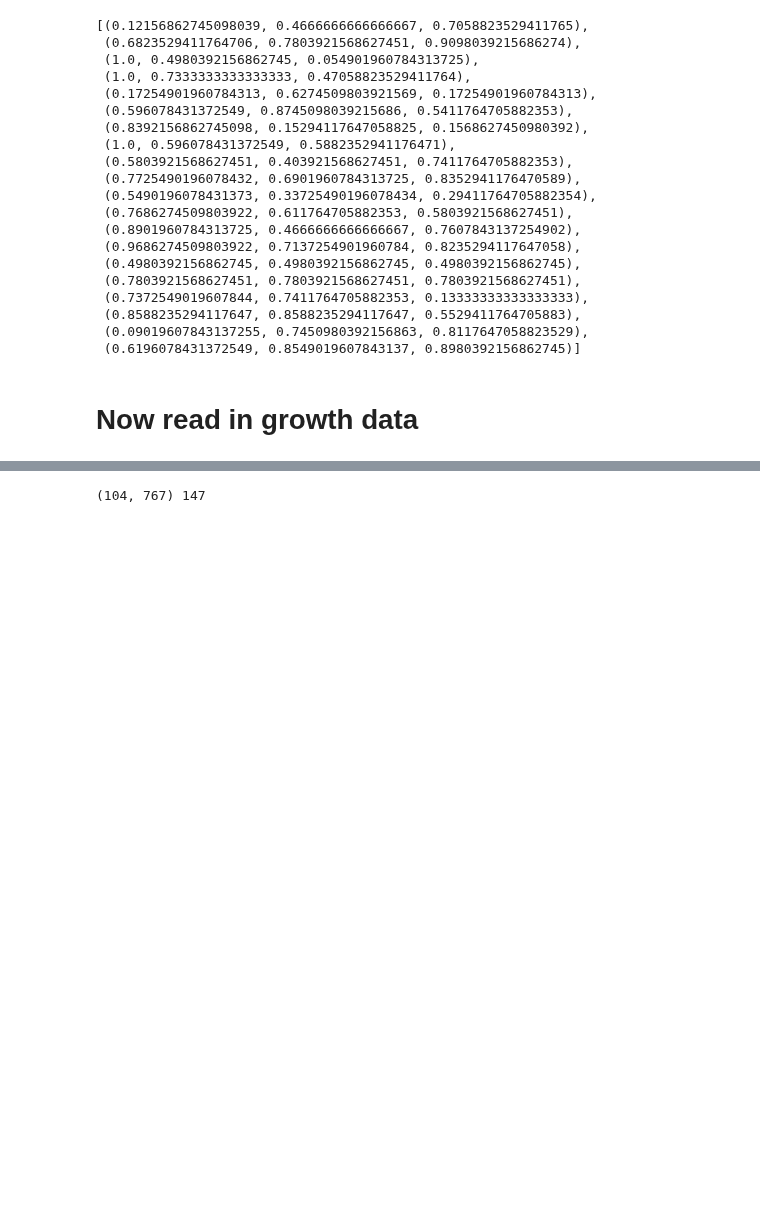
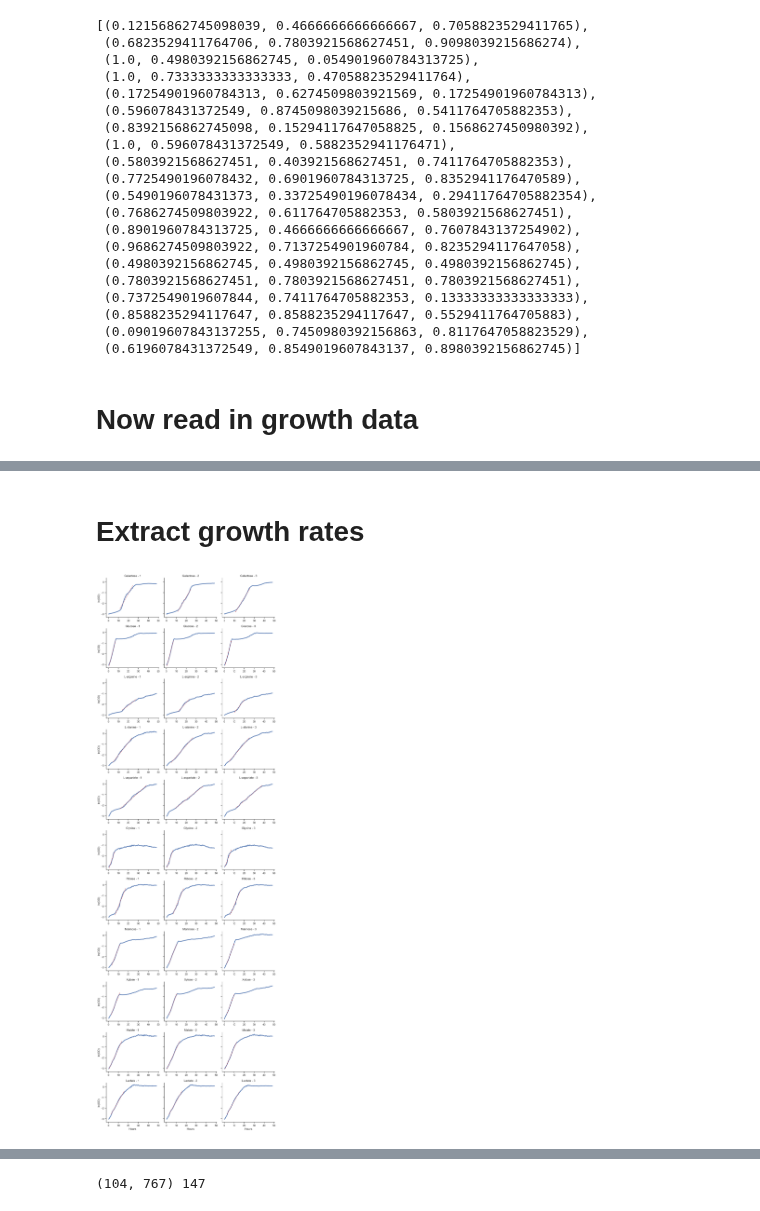
Before and after one commit to sulheim/metabolite-release, a Jupyter notebook: notebooks/1_release_rates/1_sintef_2023/1F_choose_carbon_sources.ipynb, the cells around one changed output, grey strips where cells are left out. Drawn from its saved outputs; the diff is of its cells as text; code cells hidden in the pictures; blank space fills up the shorter version.

```diff
--- a/notebooks/1_release_rates/1_sintef_2023/1F_choose_carbon_sources.ipynb
+++ b/notebooks/1_release_rates/1_sintef_2023/1F_choose_carbon_sources.ipynb
@@ -276,7 +279,7 @@ od_cs_to_label = {
     'Glucose': 'Glucose',
     'Galactose': 'Galactose',
     'Glycine': 'Glycine',
-    'L-Alanine': 'L-alanine',
+    'L-alanine': 'L-alanine',
     "L-arginine": "L-arginine",
     'L-aspartate': 'L-aspartate',
     'Lactate': 'Lactate',
@@ -301,0 +305,71 @@ plt.savefig(figure_folder / 'OD_cs_screen.pdf', bbox_inches='tight')
+# %% [markdown]
+# Extract growth rates
+# %%
+# Correct OD according to inoculation to OD of 0.05
+inoc_od = 0.05
+correct_od_time = 1
+for w in od_df['Well'].unique():
+    idx = od_df['Well'] == w
+    start_od = od_df.loc[idx&(od_df.Hours<correct_od_time), 'OD600'].mean()
+    od_df.loc[idx, 'Corrected OD600'] = od_df.loc[idx, 'OD600'] - (start_od - inoc_od)
+od_df['Corrected OD600'] = od_df['Corrected OD600'].clip(lower=0)
+# %%
+od_df['ln(OD)'] = np.log(od_df['Corrected OD600'])
+# exponential_growth_phase_dict = {
+#     'Glucose': (0, 8),
+#     'Galactose': (12, 28),
+#     'Glycine': (0, 8),
+#     'L-alanine': (0, 8),
+#     "L-arginine": (0, 8),
+#     'L-aspartate': (0, 8),
+#     'Lactate': (0, 8),
+#     'Xylose': (0, 8),
+#     'Ribose': (0, 8),
+#     'Mannose': (0, 8)
+# }
+g = sns.relplot(data=od_df, x = 'Hours', y = 'ln(OD)', row = 'Carbon source', col = 'Replicate',
+                kind = 'line', lw = 3, height = 3, aspect = 1.2, facet_kws={'sharex': False}, alpha = 0.9)
+
+g.set_titles("{row_name} - {col_name}", size = 12)  # Sets titles to only display the strain name
+
+od_range_dict = defaultdict(lambda: (0.07, 0.6))
+od_range_dict['Glucose'] = (0.05, 0.5)
+od_range_dict['L-arginine'] = (0.07, 0.2)
+od_range_dict['L-aspartate'] = (0.1, 0.8)
+od_range_dict['Glycine'] = (0.05, 0.2)
+od_range_dict['Mannose'] = (0.07, 0.45)
+od_range_dict['Xylose'] = (0.07, 0.45)
+od_range_dict['Malate'] = (0.05, 0.55)
+
+
+
+data = []
+for cs in od_df['Carbon source'].unique():
+    for j, rep in enumerate([1,2,3]):
+        ax = g.axes_dict[(cs, rep)]
+        idx = (od_df['Carbon source'] == cs) & (od_df['Replicate'] == rep)
+        dfi = od_df.loc[idx]
+        od_range = od_range_dict[cs]
+        idx0 = (dfi['Corrected OD600']-od_range[0]).abs().argmin()
+        idx1 = (dfi['Corrected OD600']-od_range[1]).abs().argmin()
+
+        ln_OD = dfi.iloc[idx0:idx1+1]['ln(OD)']
+        hours = dfi.iloc[idx0:idx1+1]['Hours']
+
+        fit = np.polyfit(hours, ln_OD, 1)
+        x_arr = np.linspace(hours.min(), hours.max(), 2)
+        y_arr = x_arr*fit[0]+fit[1]
+        # print(x_arr, y_arr)
+        # delta_ln_OD = - dfi.iloc[idx0]['ln(OD)']
+        # delta_t = dfi.Hours.iloc[idx1]-dfi.Hours.iloc[idx0]
+        # growth_rate = delta_ln_OD/delta_t
+        growth_rate = fit[0]
+        od_yield = dfi['Corrected OD600'].max() - inoc_od
+        # abbrv = label_to_abbrv[label]
+        data.append([cs, rep, growth_rate, od_yield])
+
+        # Plot
+        # ax.plot([dfi.Hours.iloc[idx0], dfi.Hours.iloc[idx1]], [dfi.iloc[idx0]['ln(OD)'], dfi.iloc[idx1]['ln(OD)']], c = 'k', ls = '--')
+        ax.plot(x_arr, y_arr, c = 'r', ls = '--')
+# %% [output]
+[figure, added]
```
Also changed, not shown: parts of 12 cells of this notebook, 2 other files.
